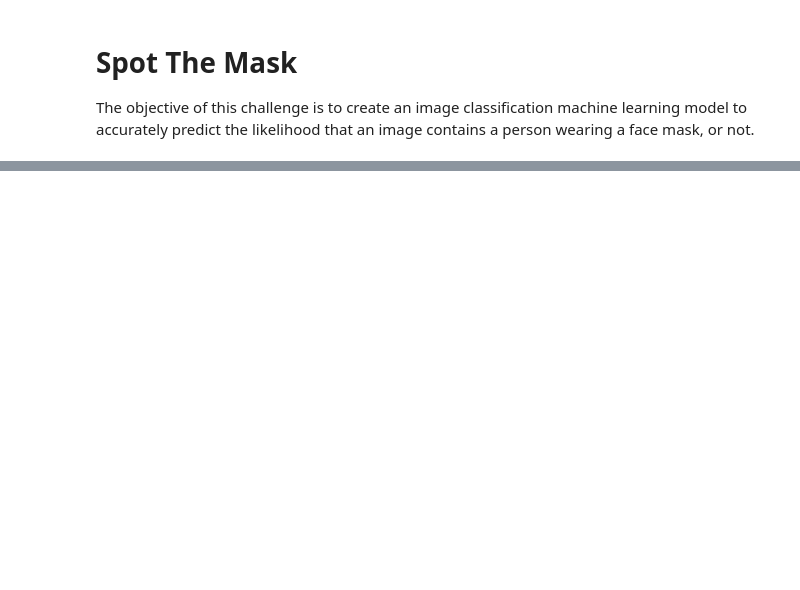
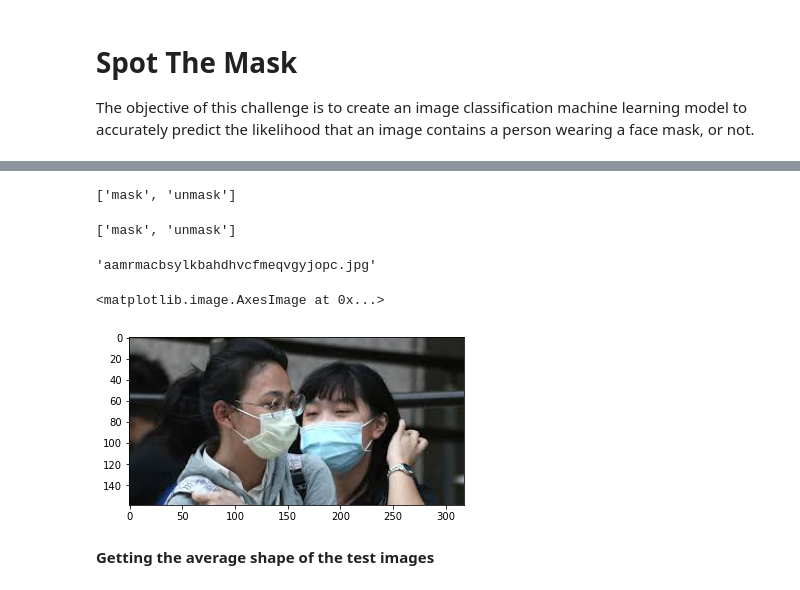
Before and after one commit to krissmaina/Spot_The_Mask, a Jupyter notebook: spot_the_mask.ipynb, the cells around one changed output, grey strips where cells are left out. Drawn from its saved outputs; the diff is of its cells as text; code cells hidden in the pictures; blank space fills up the shorter version.

Commit message:
get average dimensions

```diff
--- a/spot_the_mask.ipynb
+++ b/spot_the_mask.ipynb
@@ -18,0 +23,23 @@ train.head()
+# %%
+os.listdir(train_dir)
+# %% [output]
+['mask', 'unmask']
+# %%
+os.listdir(validation_dir)
+# %% [output]
+['mask', 'unmask']
+# %%
+os.listdir(f"{train_dir}/mask")[0]
+# %% [output]
+'aamrmacbsylkbahdhvcfmeqvgyjopc.jpg'
+# %%
+mask = f"{train_dir}/mask/aamrmacbsylkbahdhvcfmeqvgyjopc.jpg"
+# %%
+mask_img = imread(mask)
+# %%
+plt.imshow(mask_img)
+# %% [output]
+<matplotlib.image.AxesImage at 0x...>
+[figure, added]
+# %% [markdown]
+**Getting the average shape of the test images**
```
Also changed, not shown: parts of 12 cells of this notebook.
